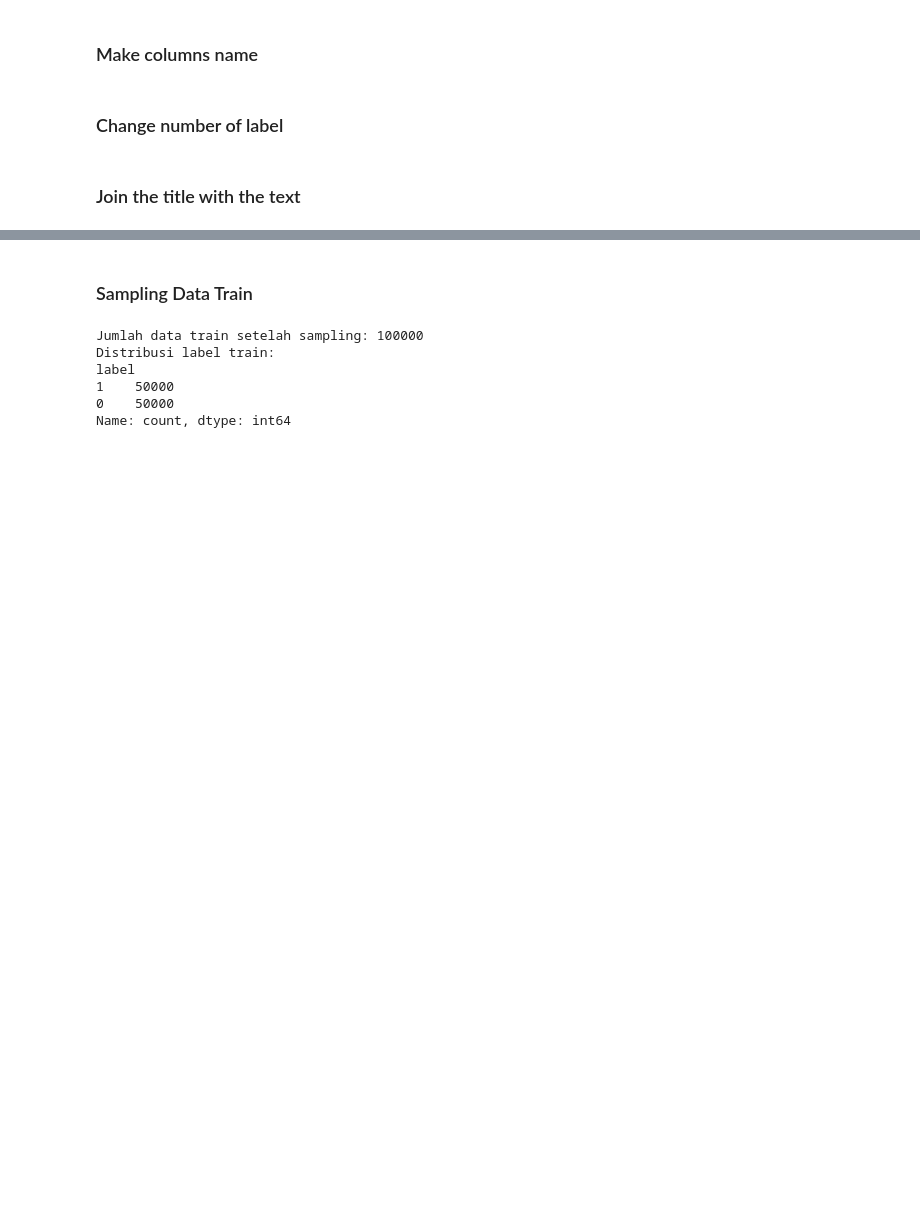
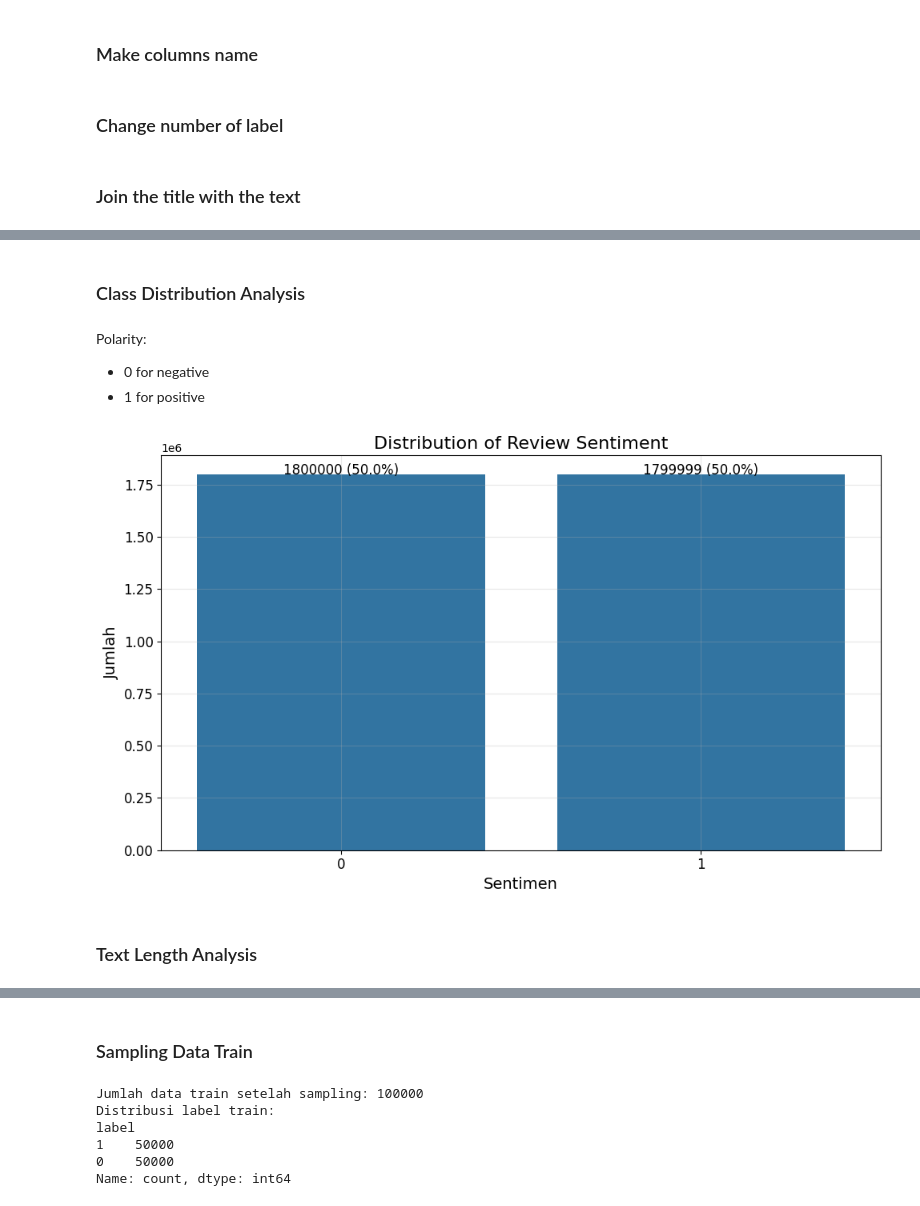
Before and after one commit to research-bocah-gundar/fesmaro-2025, a Jupyter notebook: fesmaro-2025-analisis-big-data.ipynb, the cells around one changed output, grey strips where cells are left out. Cells and saved outputs as stored; diff of their text form; code cells hidden in the pictures; blank space fills up the shorter version.

```diff
--- a/fesmaro-2025-analisis-big-data.ipynb
+++ b/fesmaro-2025-analisis-big-data.ipynb
@@ -72,0 +156,29 @@ df_test = concat_columns(df_test, 'text', 'title', 'text')
+# %% [markdown]
+### Class Distribution Analysis
+# %% [markdown]
+Polarity:
+- 0 for negative
+- 1 for positive
+# %%
+# Distribusi label sentimen
+plt.figure(figsize=(10, 6))
+sentiment_counts = df_train['label'].value_counts()
+sns.barplot(x=sentiment_counts.index, y=sentiment_counts.values)
+plt.title('Distribution of Review Sentiment', fontsize=16)
+plt.xlabel('Sentimen', fontsize=14)
+plt.ylabel('Jumlah', fontsize=14)
+plt.xticks(fontsize=12)
+plt.yticks(fontsize=12)
+plt.grid(True, alpha=0.3)
+
+# Menambahkan nilai di atas bar
+for i, v in enumerate(sentiment_counts.values):
+    plt.text(i, v + 50, f"{v} ({v/sum(sentiment_counts.values):.1%})",
+             ha='center', fontsize=12)
+
+plt.tight_layout()
+plt.show()
+# %% [output]
+[figure, added]
+# %% [markdown]
+### Text Length Analysis
```
Also changed, not shown: parts of 69 cells of this notebook, 6 other files.
